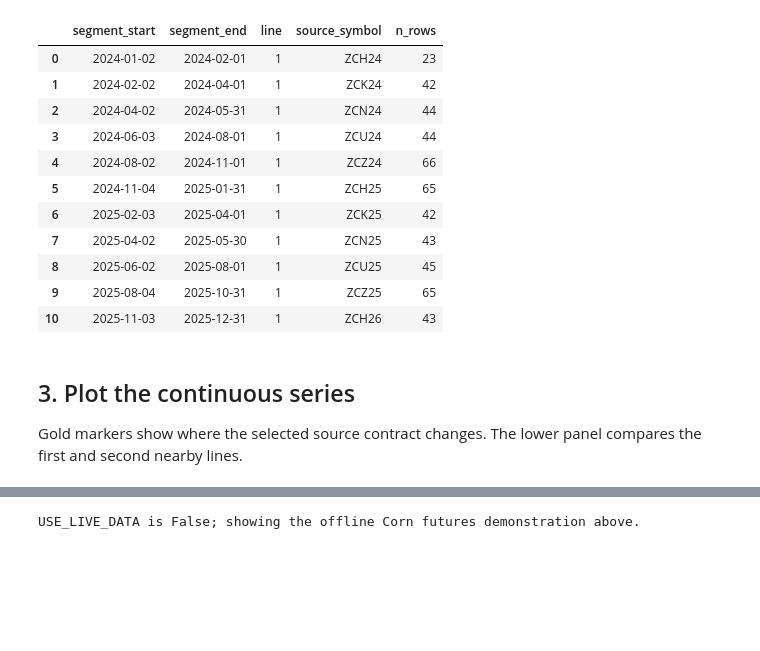
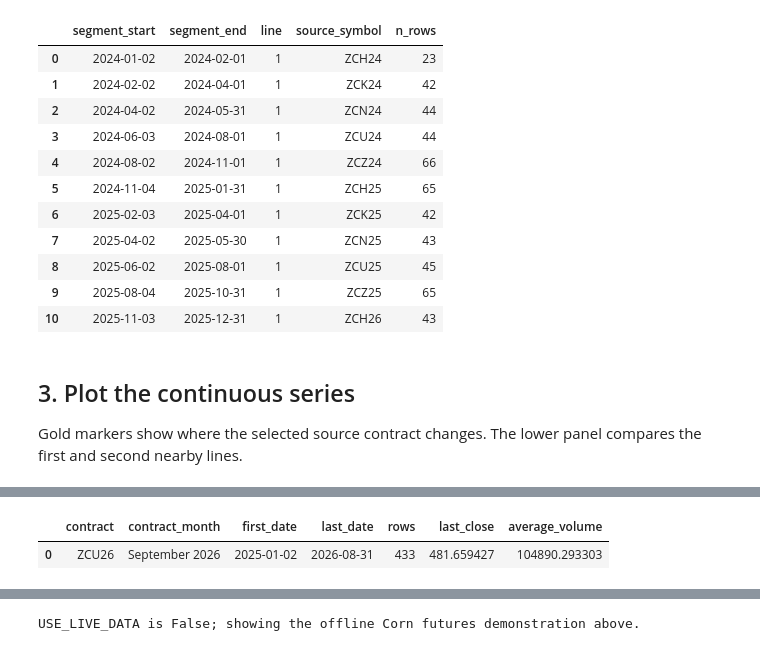
Before and after one commit to tagomatech/ETL, a Jupyter notebook: Barchart/corn_futures_demo.ipynb, the cells around one changed output, grey strips where cells are left out. Cells and saved outputs as stored; diff of their text form; code cells hidden in the pictures; blank space fills up the shorter version.

```diff
--- a/Barchart/corn_futures_demo.ipynb
+++ b/Barchart/corn_futures_demo.ipynb
@@ -245,0 +258,57 @@ plt.show()
+# %%
+SPECIFIC_CONTRACT = "ZCU26"
+SPECIFIC_START = "2025-01-02"
+SPECIFIC_END = "2026-08-31"
+
+
+def make_demo_contract_history(symbol, start, end, *, seed=2609):
+    dates = pd.bdate_range(start, end)
+    rng = np.random.default_rng(seed)
+    progress = np.arange(len(dates), dtype=float)
+    market_shocks = rng.normal(0, 0.10, len(dates))
+    market_path = (
+        465
+        + 0.045 * progress
+        + 12 * np.sin(progress / 80)
+        + np.cumsum(market_shocks)
+    )
+    contract_offset = 0.15 * (expiry_key(symbol) - expiry_key("ZCH24"))
+    close = (
+        market_path
+        + contract_offset
+        + rng.normal(0, 0.22, len(dates))
+    )
+    return pd.DataFrame(
+        {
+            "date": dates,
+            "open": close - rng.uniform(0.2, 1.2, len(close)),
+            "high": close + rng.uniform(0.5, 1.8, len(close)),
+            "low": close - rng.uniform(0.5, 1.8, len(close)),
+            "close": close,
+            "volume": rng.integers(25_000, 180_000, len(close)),
+            "openInterest": rng.integers(90_000, 550_000, len(close)),
+        }
+    )
+
+
+specific_contract = make_demo_contract_history(
+    SPECIFIC_CONTRACT,
+    SPECIFIC_START,
+    SPECIFIC_END,
+)
+display(
+    pd.DataFrame(
+        {
+            "contract": [SPECIFIC_CONTRACT],
+            "contract_month": ["September 2026"],
+            "first_date": [specific_contract["date"].min().date()],
+            "last_date": [specific_contract["date"].max().date()],
+            "rows": [len(specific_contract)],
+            "last_close": [specific_contract["close"].iat[-1]],
+            "average_volume": [specific_contract["volume"].mean()],
+        }
+    )
+)
+# %% [output]
+|  | contract | contract_month | first_date | last_date | rows | last_close | average_volume |
+| 0 | ZCU26 | September 2026 | 2025-01-02 | 2026-08-31 | 433 | 481.659427 | 104890.293303 |
```
Also changed, not shown: parts of 6 cells of this notebook, 1 other file.
